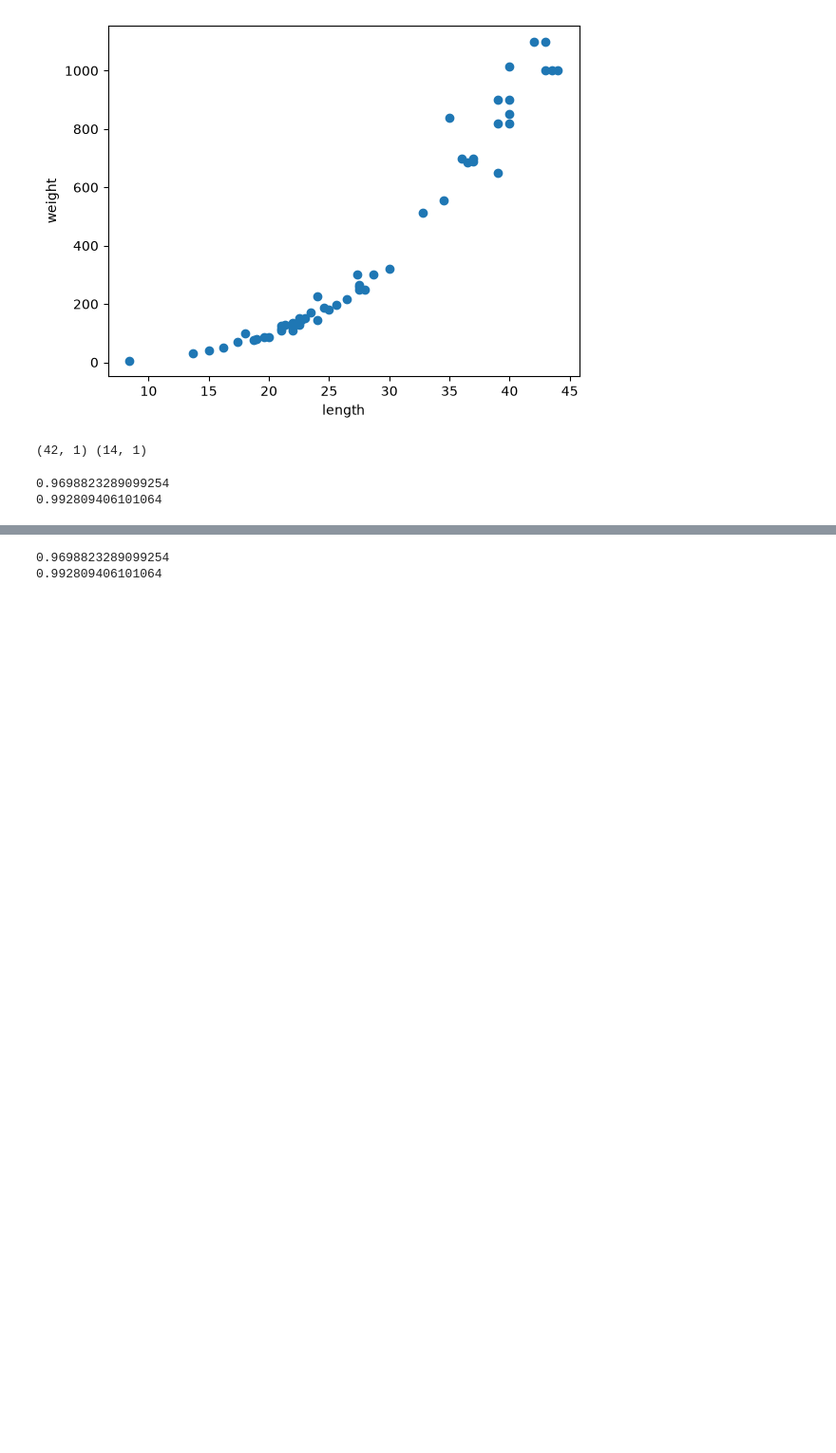
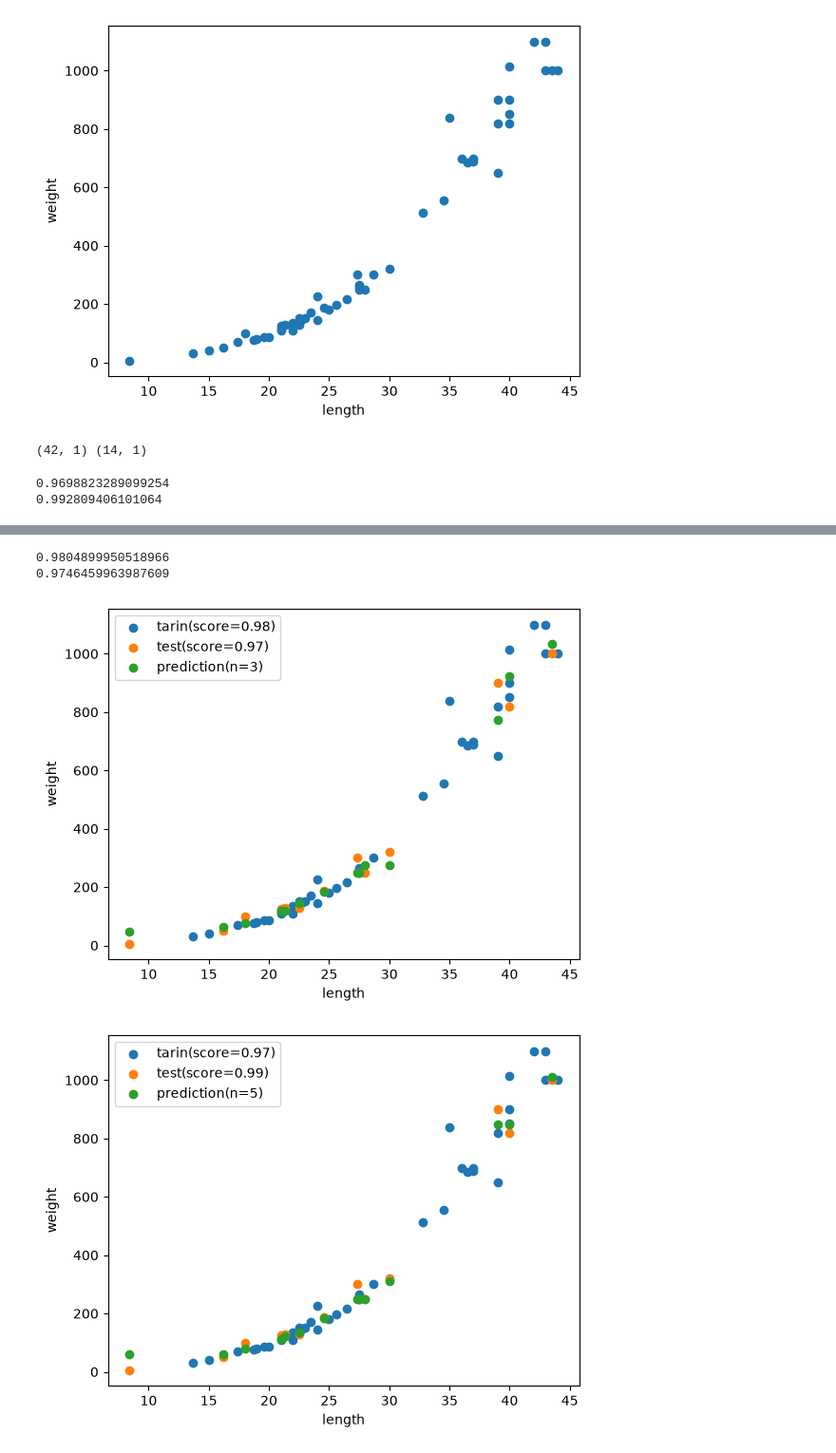
Before and after one commit to dldma/class_python, a Jupyter notebook: offline_class/Ch04_.ipynb, the cells around one changed output, grey strips where cells are left out. Shown at 95% size. Saved outputs shown, nothing was run; the diff lists cells and outputs as text; code cells hidden in the pictures; blank space fills up the shorter version.

```diff
--- a/offline_class/Ch04_.ipynb
+++ b/offline_class/Ch04_.ipynb
@@ -73,27 +89,30 @@ print(mae)
 # %% [markdown]
 ![k-최근접 이웃 회귀](images/)
 # %%
-knr.neighbors = 3 #5->3
+knr.n_neighbors = 3 #5->3
 knr.fit(train_input, train_target)
 print(knr.score(train_input, train_target))  #훈련데이터의 점수
 print(knr.score(test_input, test_target))   #테스트데이터의 점수
 # %% [output]
-0.9698823289099254
-0.992809406101064
+0.9804899950518966
+0.9746459963987609
 # %%
 #이웃의 수를 3, 5, 10, 42로 바꾸어 훈련데이터와 테스트데이터의 점수를 확인해보세요.
 for n in [3, 5, 10, 42]:
     knr.n_neighbors = n
     knr.fit(train_input, train_target)
     pred = knr.predict(test_input)
     train_score = knr.score(train_input, train_target)
     test_score = knr.score(test_input, test_target)
 
-#훈련데이터, 테스트테이터, 예측값을 산포도로 확인
-plt.scatter(train_input, train_target, label='train')
-plt.scatter(test_input, test_target, label='test')
-plt.scatter(test_input, pred, label = 'prediction (n={neighbors})'.format(n))
-plt.legend()
-plt.show()
-
-###코드 복붙하기
+    #훈련데이터, 테스트테이터, 예측값을 산포도로 확인
+    plt.scatter(train_input, train_target,label='tarin(score={score:.2f})'.format(score=train_score))
+    plt.scatter(test_input, test_target,label='test(score={score:.2f})'.format(score=test_score))
+    plt.scatter(test_input, pred,label='prediction(n={neighbor})'.format(neighbor=n))
+    plt.xlabel('length')
+    plt.ylabel('weight')
+    plt.legend()
+    plt.show()
+# %% [output]
+[figure, added]
+[figure, added]
```
Also changed, not shown: parts of 3 cells of this notebook, 17 other files.
